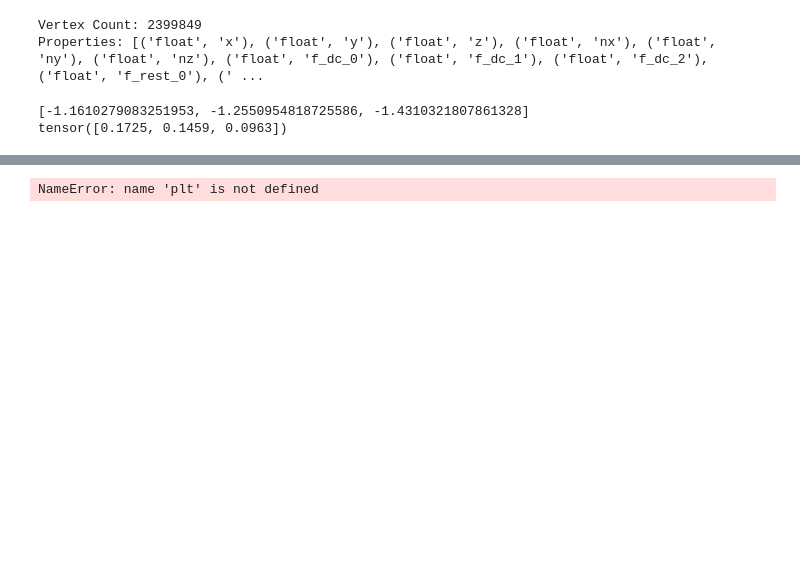
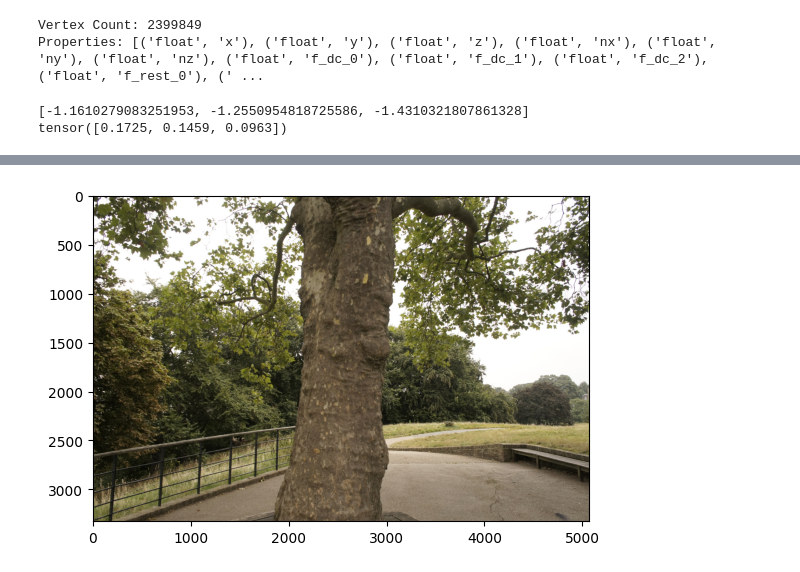
Before and after one commit to dcaustin33/intro_to_gaussian_splatting, a Jupyter notebook: splat/render_engine/test_cpu_image.ipynb, the cells around one changed output, grey strips where cells are left out. Saved outputs shown, nothing was run; the diff lists cells and outputs as text; code cells hidden in the pictures; blank space fills up the shorter version.

```diff
--- a/splat/render_engine/test_cpu_image.ipynb
+++ b/splat/render_engine/test_cpu_image.ipynb
@@ -106,10 +93,10 @@ plt.show()
 # %%
 from PIL import Image
 
-image_path = "/Users/derek/Desktop/intro_to_gaussian_splatting/data/treehill/images/_DSC8973.JPG"
+image_path = f"{stem}/data/treehill/images/_DSC8973.JPG"
 image = Image.open(image_path)
 
 plt.imshow(image)
 plt.show()
 # %% [output]
-NameError: name 'plt' is not defined
+[figure, added]
```
Also changed, not shown: parts of 5 cells of this notebook, 2 other files.
